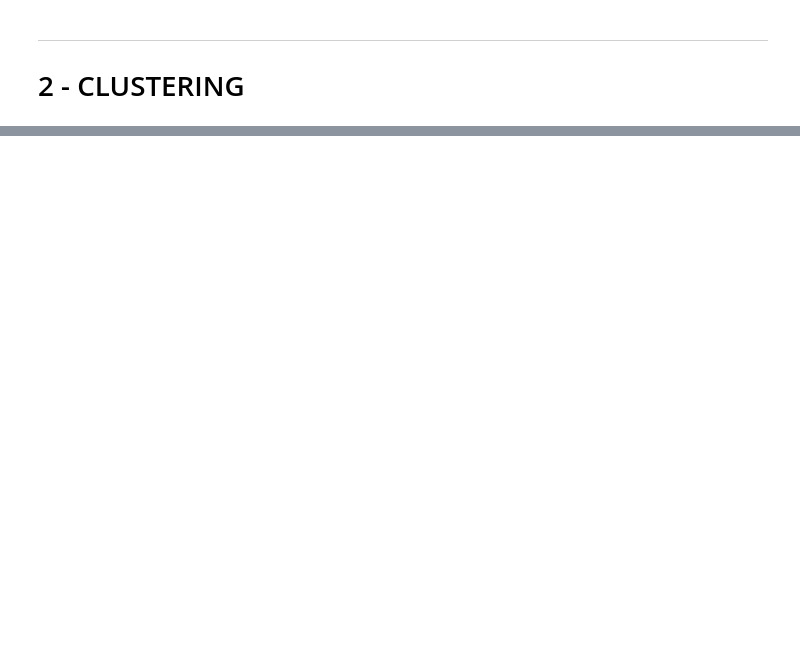
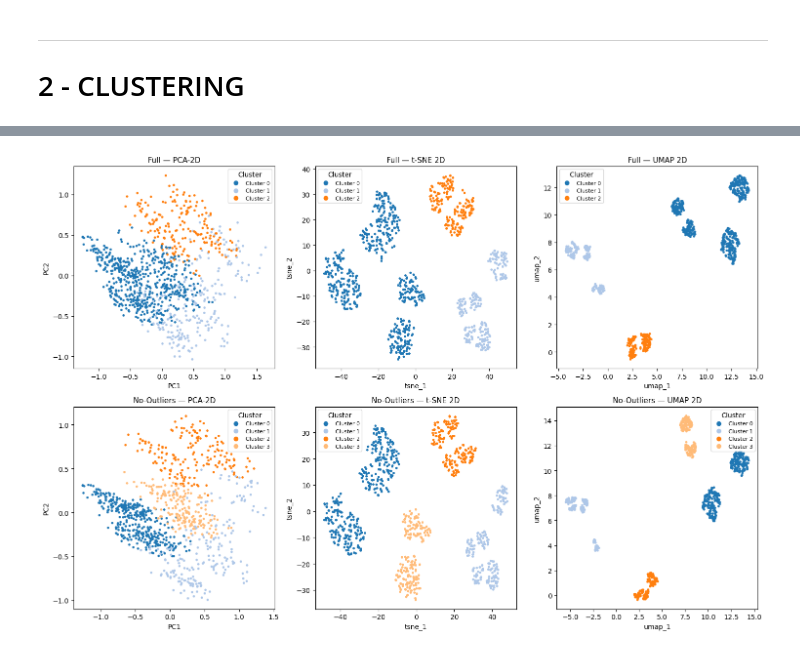
Before and after one commit to enricovaccari/Mapping_The_Italian_Climate_Mindscape, a Jupyter notebook: notebooks/04_clustering.ipynb, the cells around one changed output, grey strips where cells are left out. Cells and saved outputs as stored; diff of their text form; code cells hidden in the pictures; blank space fills up the shorter version.

```diff
--- a/notebooks/04_clustering.ipynb
+++ b/notebooks/04_clustering.ipynb
@@ -536,0 +913,64 @@ plt.show()
+# %%
+import matplotlib.pyplot as plt
+from matplotlib.cm import get_cmap
+
+def _make_color_maps(joined_full, joined_noout, palette_name="tab20"):
+    cmap = get_cmap(palette_name)
+    base_colors = list(getattr(cmap, "colors", [cmap(i) for i in range(cmap.N)]))
+
+    full_pca = joined_full["pca2d"]
+    canon_labels = sorted(full_pca["cluster"].unique())
+    color_map_base = {lab: base_colors[i % len(base_colors)] for i, lab in enumerate(canon_labels)}
+
+    no_pca = joined_noout["pca2d"]
+    no_labels = sorted(no_pca["cluster"].unique())
+    extra_labels = [lab for lab in no_labels if lab not in color_map_base]
+
+    start_idx = len(canon_labels)
+    extra_map = {lab: base_colors[(start_idx + k) % len(base_colors)] for k, lab in enumerate(extra_labels)}
+
+    color_map_full = color_map_base
+    color_map_no   = {**color_map_base, **extra_map}
+    return color_map_full, color_map_no, canon_labels, extra_labels
+
+def guess_xy(df):
+    cols = numeric_cols(df)
+    x = next((c for c in cols if c.lower() in ["pc1","pca1","dim1","x"]), cols[1])
+    y = next((c for c in cols if c.lower() in ["pc2","pca2","dim2","y"]), cols[2])
+    return x, y
+
+def scatter2d_grid(joined_full, joined_noout, palette_name="tab20"):
+    color_map_full, color_map_no, canon_labels, extra_labels = _make_color_maps(
+        joined_full, joined_noout, palette_name=palette_name
+    )
+
+    fig, axes = plt.subplots(2, 3, figsize=(15, 10))
+    datasets = [("Full", joined_full, color_map_full),
+                ("No-Outliers", joined_noout, color_map_no)]
+    projections = [("PCA-2D", "pca2d"), ("t-SNE 2D", "tsne2d"), ("UMAP 2D", "umap2d")]
+
+    for i, (label, joined, cmap_map) in enumerate(datasets):
+        for j, (proj_name, key) in enumerate(projections):
+            df = joined[key]
+            x, y = guess_xy(df)
+
+            colors = df["cluster"].map(cmap_map)
+            colors = colors.apply(lambda c: c if isinstance(c, tuple) else (0.6, 0.6, 0.6, 1.0))
+
+            axes[i, j].scatter(df[x], df[y], c=list(colors), s=12, linewidths=0)
+            axes[i, j].set_title(f"{label} — {proj_name}", fontsize=11)
+            axes[i, j].set_xlabel(x)
+            axes[i, j].set_ylabel(y)
+
+            present = sorted(df["cluster"].unique())
+            handles = [plt.Line2D([0],[0], marker='o', linestyle='',
+                                  markersize=6, color=cmap_map.get(k, (0.6,0.6,0.6,1.0)))
+                       for k in present]
+            labels = [f"Cluster {k}" for k in present]
+            axes[i, j].legend(handles, labels, fontsize=8, title="Cluster", loc="best")
+
+    plt.tight_layout()
+    plt.show()
+scatter2d_grid(joined_full, joined_noout)
+# %% [output]
+[figure, added]
```
Also changed, not shown: parts of 49 cells of this notebook, 18 other files.
